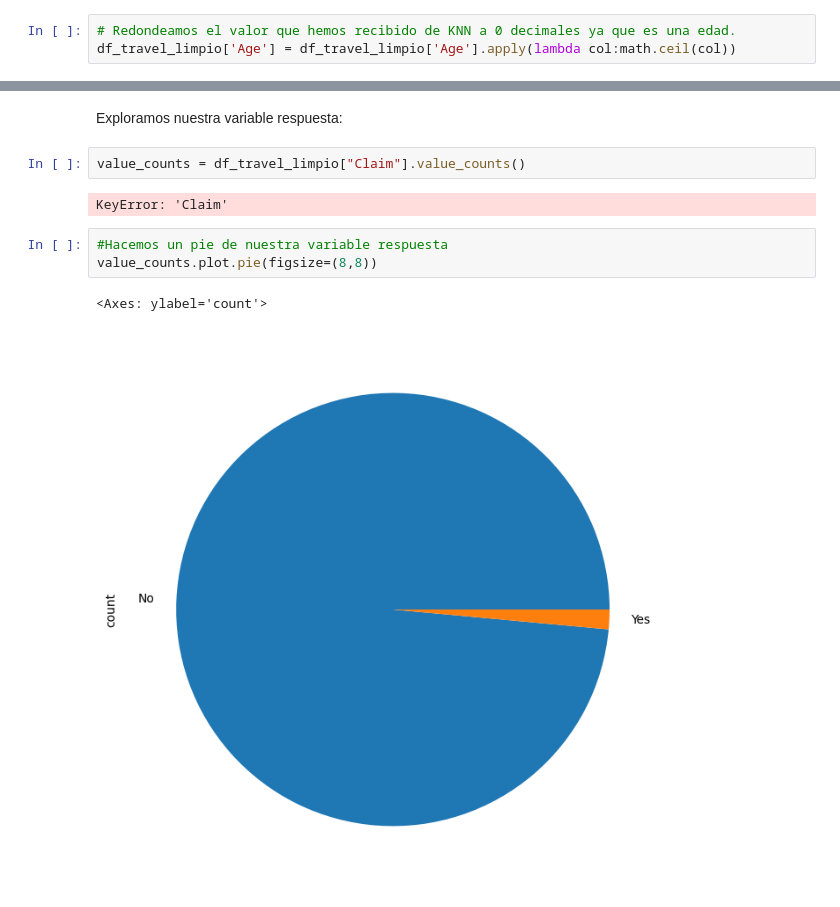
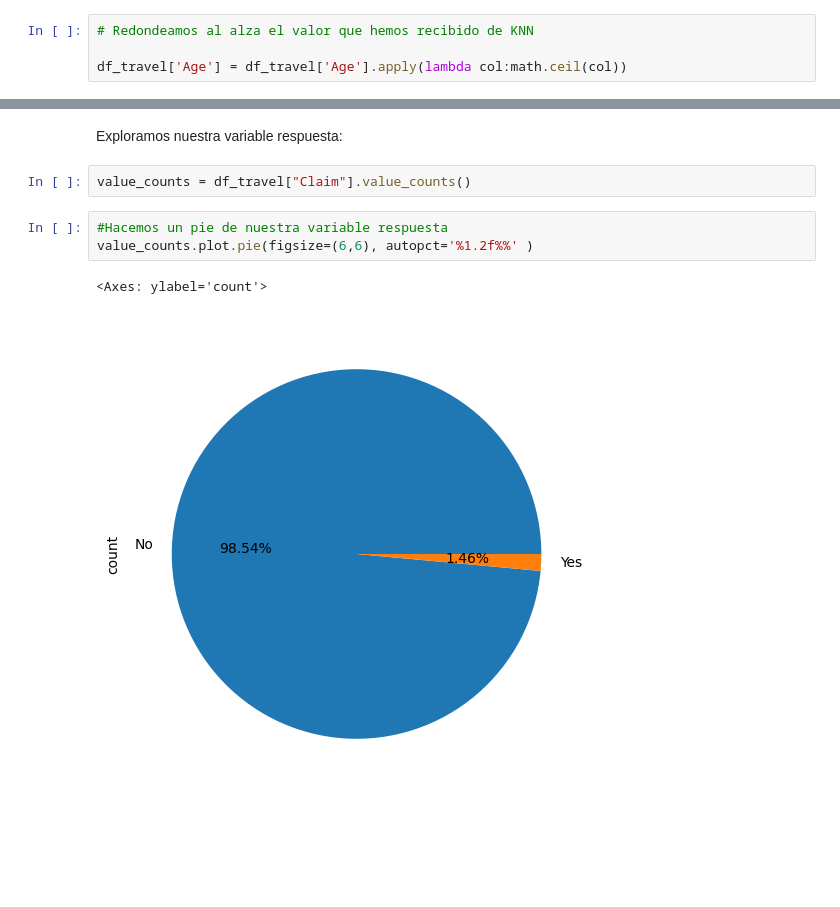
Before and after one commit to NataliaBarquin/Adalab_Pair_programming_5_machine_learning, a Jupyter notebook: Pair_RLO1_EDA.ipynb, the cells around one changed output, grey strips where cells are left out. Drawn from its saved outputs; the diff is of its cells as text; blank space fills up the shorter version.

```diff
--- a/Pair_RLO1_EDA.ipynb
+++ b/Pair_RLO1_EDA.ipynb
@@ -194,3 +186,4 @@ Index([             36.0,              31.0,              48.0,
 # %%
-# Redondeamos el valor que hemos recibido de KNN a 0 decimales ya que es una edad.
-df_travel_limpio['Age'] = df_travel_limpio['Age'].apply(lambda col:math.ceil(col))
+# Redondeamos al alza el valor que hemos recibido de KNN
+
+df_travel['Age'] = df_travel['Age'].apply(lambda col:math.ceil(col))
@@ -213,12 +190,10 @@ df_travel_limpio
 # %% [markdown]
 Exploramos nuestra variable respuesta:
 # %%
-value_counts = df_travel_limpio["Claim"].value_counts()
+value_counts = df_travel["Claim"].value_counts()
-# %% [output]
-KeyError: 'Claim'
 # %%
 #Hacemos un pie de nuestra variable respuesta
-value_counts.plot.pie(figsize=(8,8))
+value_counts.plot.pie(figsize=(6,6), autopct='%1.2f%%' )
 # %% [output]
 <Axes: ylabel='count'>
-[figure, old version]
+[figure, new version]
```
Also changed, not shown: parts of 33 cells of this notebook, 1 other file.
